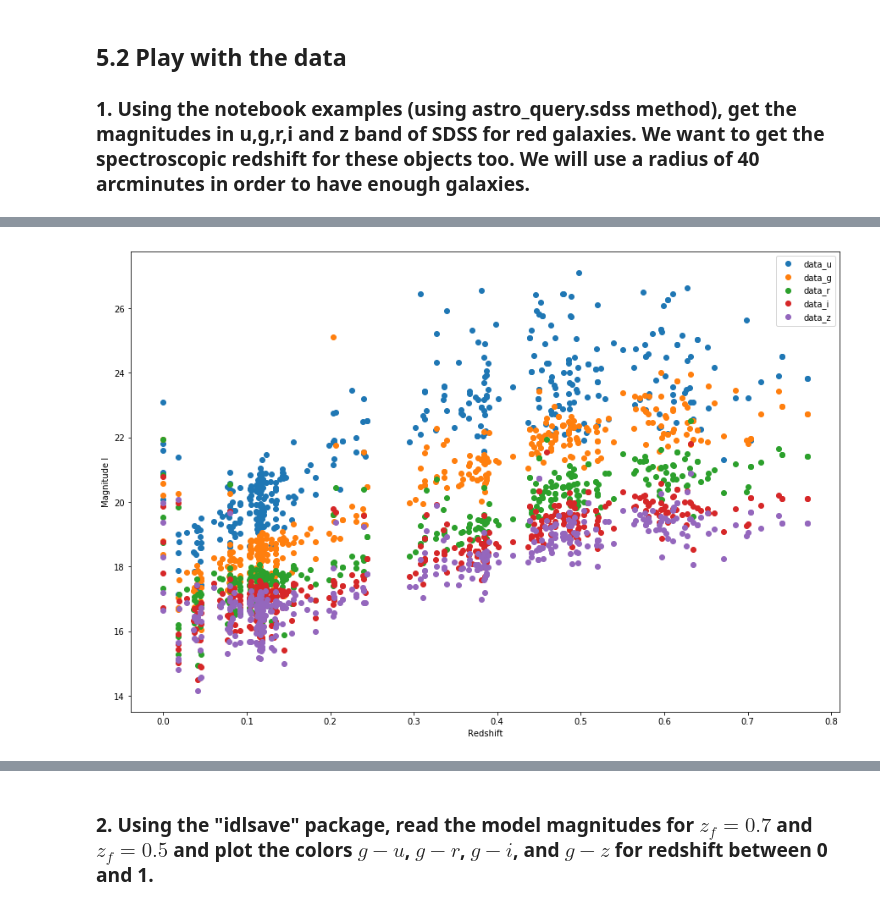
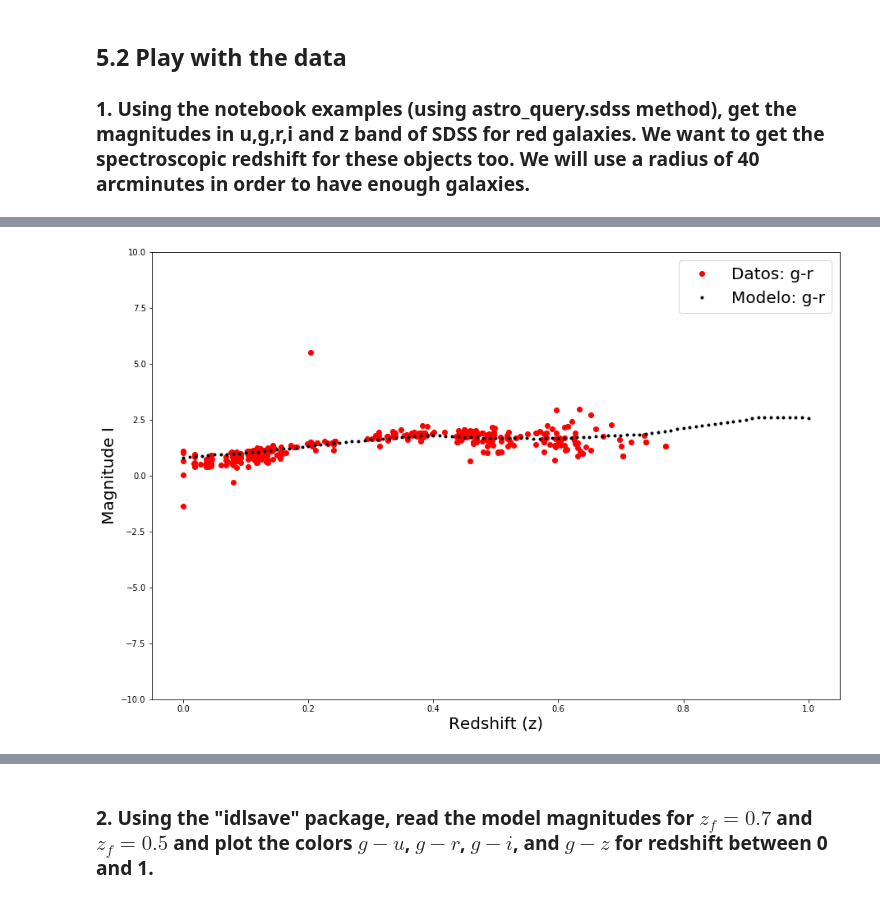
Before and after one commit to ignacio-vc/CosmoClusters, a Jupyter notebook: Ignacio/7Feb.ipynb, the cells around one changed output, grey strips where cells are left out. Cells and saved outputs as stored; diff of their text form; code cells hidden in the pictures.

```diff
--- a/Ignacio/7Feb.ipynb
+++ b/Ignacio/7Feb.ipynb
@@ -178,15 +203,13 @@ only_good_redshift = only_good_redshift[0]
 # %%
 plt.figure(figsize=(15,10))
-plt.plot(spec_redshift[only_galaxies], photo_u[only_galaxies], 'o', label='data_u')
-plt.plot(spec_redshift[only_galaxies], photo_g[only_galaxies], 'o', label='data_g')
-plt.plot(spec_redshift[only_galaxies], photo_r[only_galaxies], 'o', label='data_r')
-plt.plot(spec_redshift[only_galaxies], photo_i[only_galaxies], 'o', label='data_i')
-plt.plot(spec_redshift[only_galaxies], photo_z[only_galaxies], 'o', label='data_z')
-plt.xlabel('Redshift')
-plt.ylabel('Magnitude I')
-plt.legend()
+plt.plot(spec_redshift[only_galaxies], photo_g[only_galaxies] - photo_r[only_galaxies], 'o', label='Datos: g-r', color='red')
+plt.plot(model_redshift[only_good_redshift], model_g[only_good_redshift] - model_r[only_good_redshift], '.', label='Modelo: g-r', color='black')
+plt.xlabel('Redshift (z)', size=20)
+plt.ylabel('Magnitude I', size=20)
+plt.ylim(-10,10)
+plt.legend(fontsize=20)
 plt.show()
 # %% [output]
-[figure, old version]
+[figure, new version]
 # %%
 plt.figure(figsize=(15,10))
```
Also changed, not shown: parts of 26 cells of this notebook, 13 other files.
